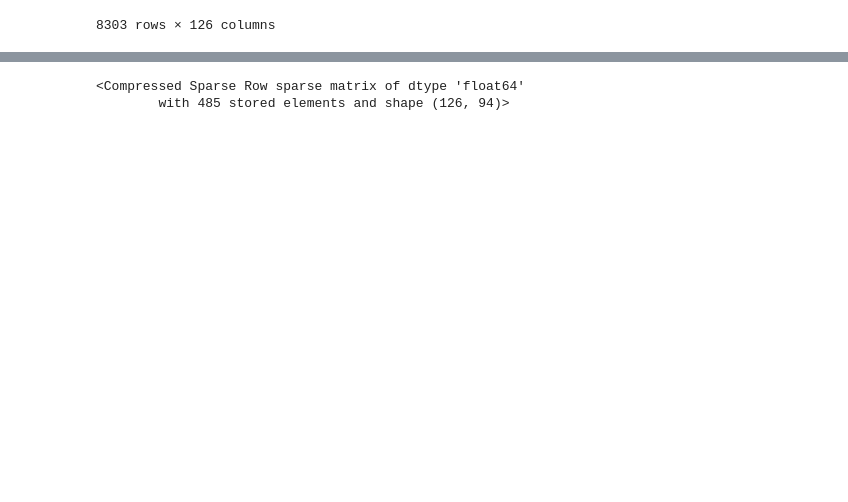
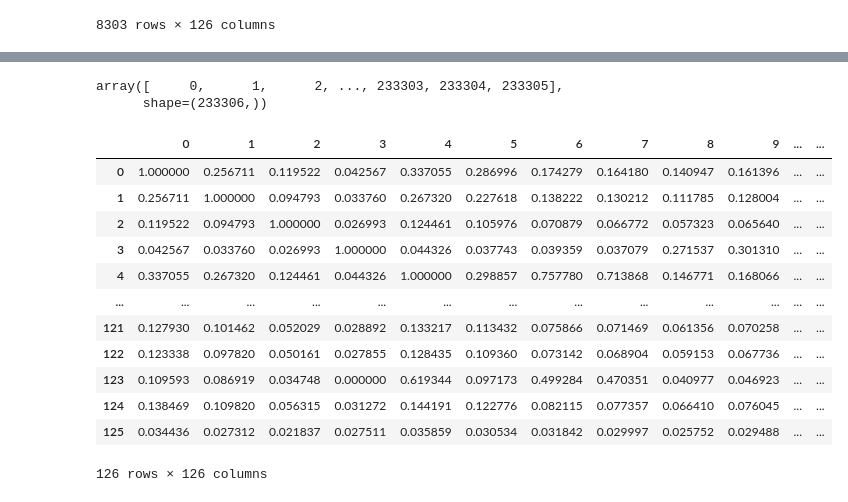
Before and after one commit to justHman/AIL, a Jupyter notebook: notebooks/experiments.ipynb, the cells around one changed output, grey strips where cells are left out. Drawn from its saved outputs; the diff is of its cells as text; code cells hidden in the pictures; blank space fills up the shorter version.

```diff
--- a/notebooks/experiments.ipynb
+++ b/notebooks/experiments.ipynb
@@ -2,4 +2,4 @@
 import pandas as pd
 import numpy as np
 # %%
-df = pd.read_csv(r'../data/oversampling_data.csv')
+df = pd.read_csv(r'../data\captone_data.csv')
@@ -89 +80,32 @@ Name: types, Length: 233306, dtype: object
+# %%
+import re
+
+def split_code(item):
+    # Các trường hợp đặc biệt cần xử lý thủ công
+    exceptions = {
+        'RAVSCTEST1': 'RAVSC TEST 1',
+        'BENTEST4': 'BEN TEST 4',
+        'GPXX0QR3EN': 'GPXX 0 QR3 EN',
+        'GPXX0T0FEN': 'GPXX 0 T0F EN'
+    }
+    if item in exceptions:
+        return exceptions[item]
+
+    # Tách EN và vX nếu có
+    item = re.sub(r'(EN)(v\d+)?$', r' \1 \2', item)
+
+    # Tách prefix chữ đầu khỏi phần còn lại
+    item = re.sub(r'^([A-Z]+)([^A-Z].*)', r'\1 \2', item)
+
+    # 👉 Bổ sung: Tách cụm số 4 chữ số thành 2 cụm 2 chữ số
+    item = re.sub(r'\b(\d{2})(\d{2})\b', r'\1 \2', item)
+
+    # Tách phần còn lại thành các khối logic
+    tokens = re.findall(r'[A-Z]+|\d+|[A-Z]+\d+|\d+[A-Z]+|EN|v\d+', item)
+
+    return ' '.join(filter(None, tokens))
+# %%
+rs = df['item'].unique().tolist()
+for i, item in enumerate(rs):
+    rs[i] = split_code(item)
 # %%
@@ -112,7 +149,25 @@ simi_matrix
+# %%
+df['user'].index.to_numpy()
+# %% [output]
+array([     0,      1,      2, ..., 233303, 233304, 233305],
+      shape=(233306,))
 # %%
-X
+from sklearn.metrics.pairwise import cosine_similarity
+simi_matrix = cosine_similarity(X)
+pd.DataFrame(simi_matrix)
 # %% [output]
+|  | 0 | 1 | 2 | 3 | 4 | 5 | 6 | 7 | 8 | 9 | ... | ... |
+| 0 | 1.000000 | 0.256711 | 0.119522 | 0.042567 | 0.337055 | 0.286996 | 0.174279 | 0.164180 | 0.140947 | 0.161396 | ... | ... |
+| 1 | 0.256711 | 1.000000 | 0.094793 | 0.033760 | 0.267320 | 0.227618 | 0.138222 | 0.130212 | 0.111785 | 0.128004 | ... | ... |
+| 2 | 0.119522 | 0.094793 | 1.000000 | 0.026993 | 0.124461 | 0.105976 | 0.070879 | 0.066772 | 0.057323 | 0.065640 | ... | ... |
+| 3 | 0.042567 | 0.033760 | 0.026993 | 1.000000 | 0.044326 | 0.037743 | 0.039359 | 0.037079 | 0.271537 | 0.301310 | ... | ... |
+| 4 | 0.337055 | 0.267320 | 0.124461 | 0.044326 | 1.000000 | 0.298857 | 0.757780 | 0.713868 | 0.146771 | 0.168066 | ... | ... |
+| ... | ... | ... | ... | ... | ... | ... | ... | ... | ... | ... | ... | ... |
+| 121 | 0.127930 | 0.101462 | 0.052029 | 0.028892 | 0.133217 | 0.113432 | 0.075866 | 0.071469 | 0.061356 | 0.070258 | ... | ... |
+| 122 | 0.123338 | 0.097820 | 0.050161 | 0.027855 | 0.128435 | 0.109360 | 0.073142 | 0.068904 | 0.059153 | 0.067736 | ... | ... |
+| 123 | 0.109593 | 0.086919 | 0.034748 | 0.000000 | 0.619344 | 0.097173 | 0.499284 | 0.470351 | 0.040977 | 0.046923 | ... | ... |
+| 124 | 0.138469 | 0.109820 | 0.056315 | 0.031272 | 0.144191 | 0.122776 | 0.082115 | 0.077357 | 0.066410 | 0.076045 | ... | ... |
+| 125 | 0.034436 | 0.027312 | 0.021837 | 0.027511 | 0.035859 | 0.030534 | 0.031842 | 0.029997 | 0.025752 | 0.029488 | ... | ... |
-<Compressed Sparse Row sparse matrix of dtype 'float64'
-        with 485 stored elements and shape (126, 94)>
+126 rows × 126 columns
 # %%
 df1 = pd.DataFrame(simi_matrix, index=items, columns=items)
```
Also changed, not shown: parts of 12 cells of this notebook, 5 other files.
